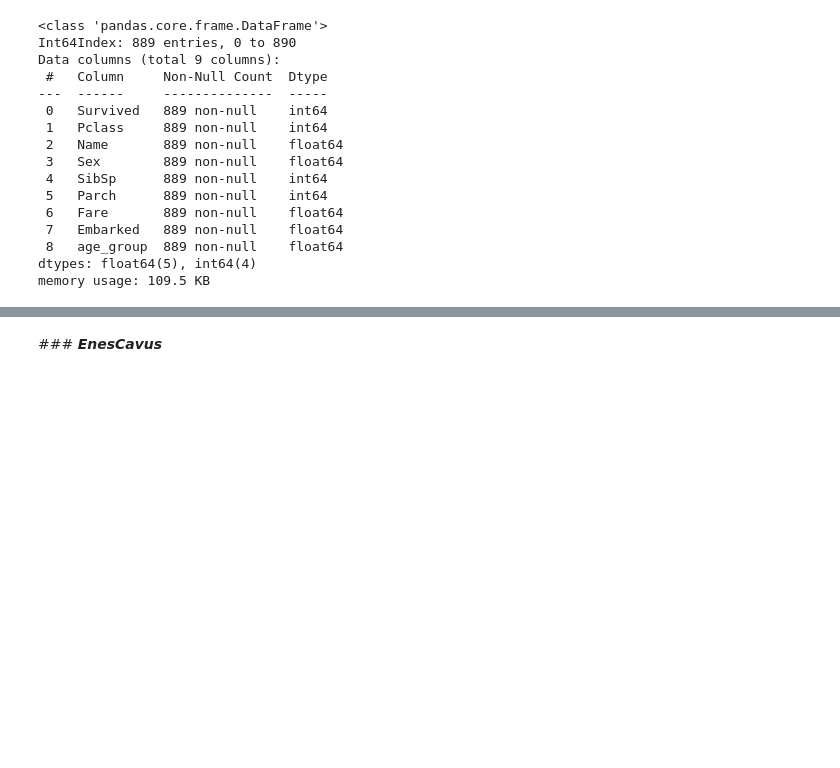
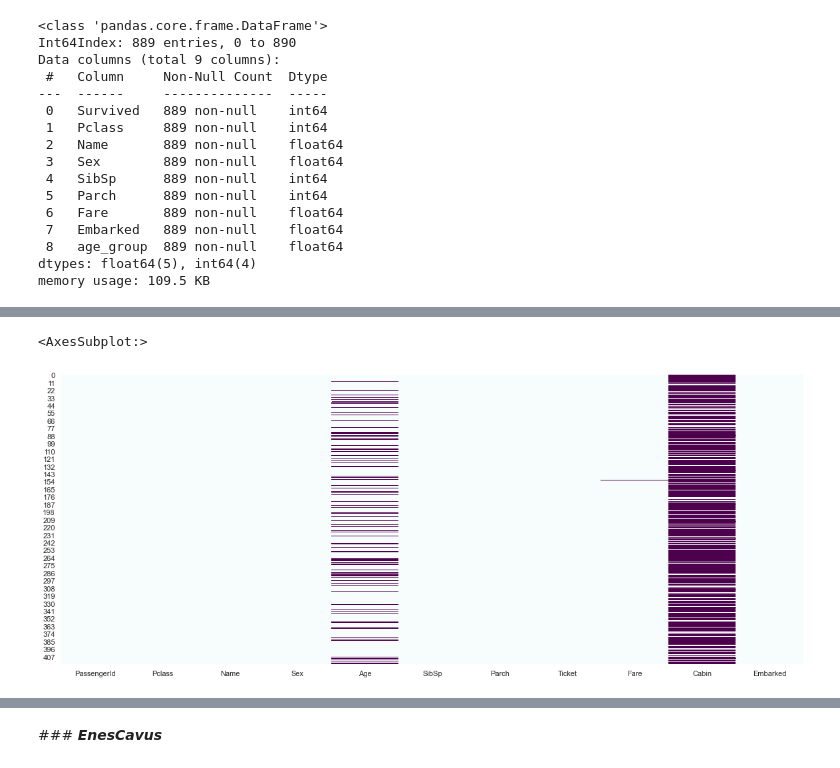
Before and after one commit to enescavus/Data-Science-Projects, a Jupyter notebook: Titanic/titanic_data_analysis.ipynb, the cells around one changed output, grey strips where cells are left out. Cells and saved outputs as stored; diff of their text form; code cells hidden in the pictures; blank space fills up the shorter version.

Commit message:
analyzed test data

```diff
--- a/Titanic/titanic_data_analysis.ipynb
+++ b/Titanic/titanic_data_analysis.ipynb
@@ -534,0 +543,4 @@ memory usage: 109.5 KB
+# %%
+test = pd.read_csv('dataset/test.csv')
+test.head()
+# test.drop(columns=['PassengerId'],inplace=True) no drop cause we'll use it for submission on Kaggle
@@ -534,0 +587,5 @@ memory usage: 109.5 KB
+# %%
+sns.heatmap(test.isnull(), cmap="BuPu", cbar=False)
+# %% [output]
+<AxesSubplot:>
+[figure, added]
```
Also changed, not shown: parts of 47 cells of this notebook.
